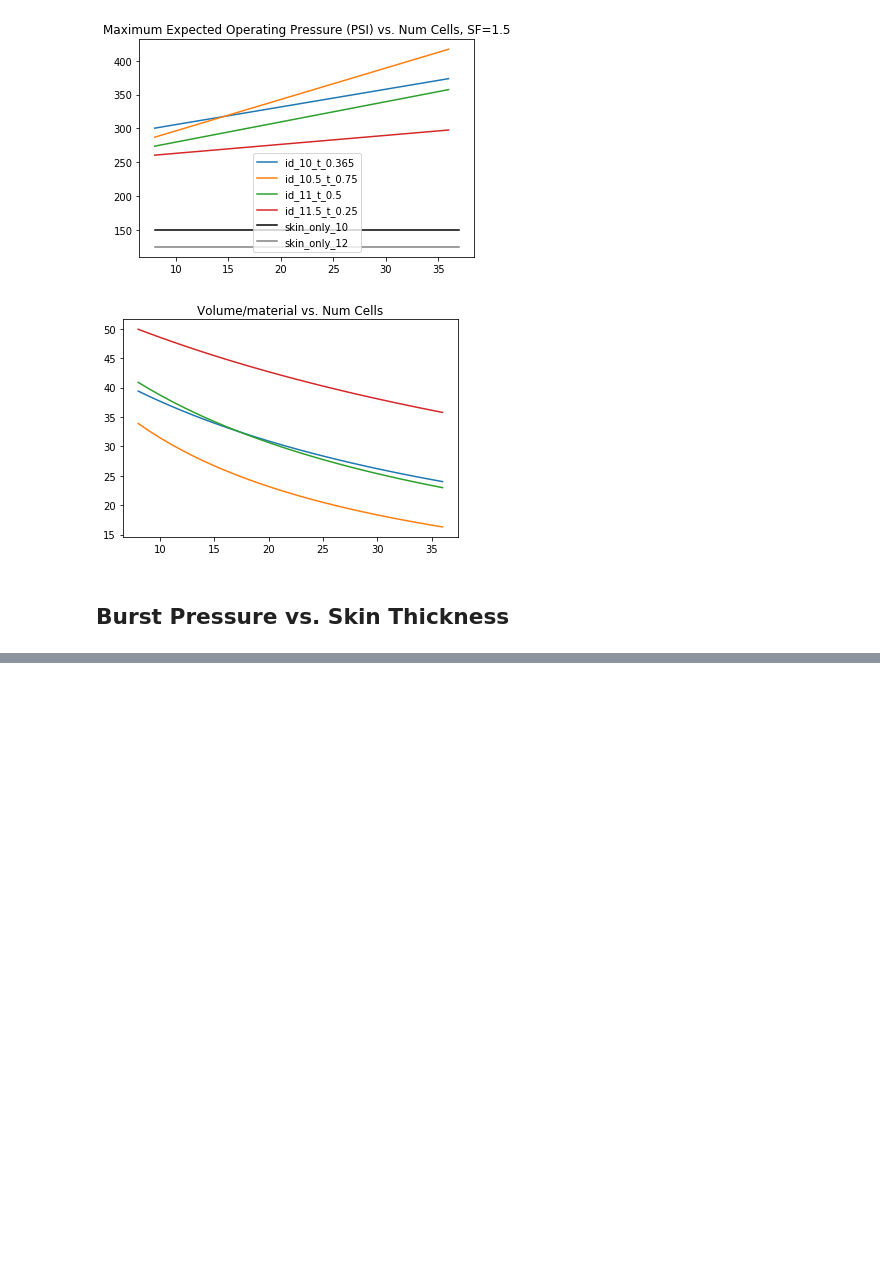
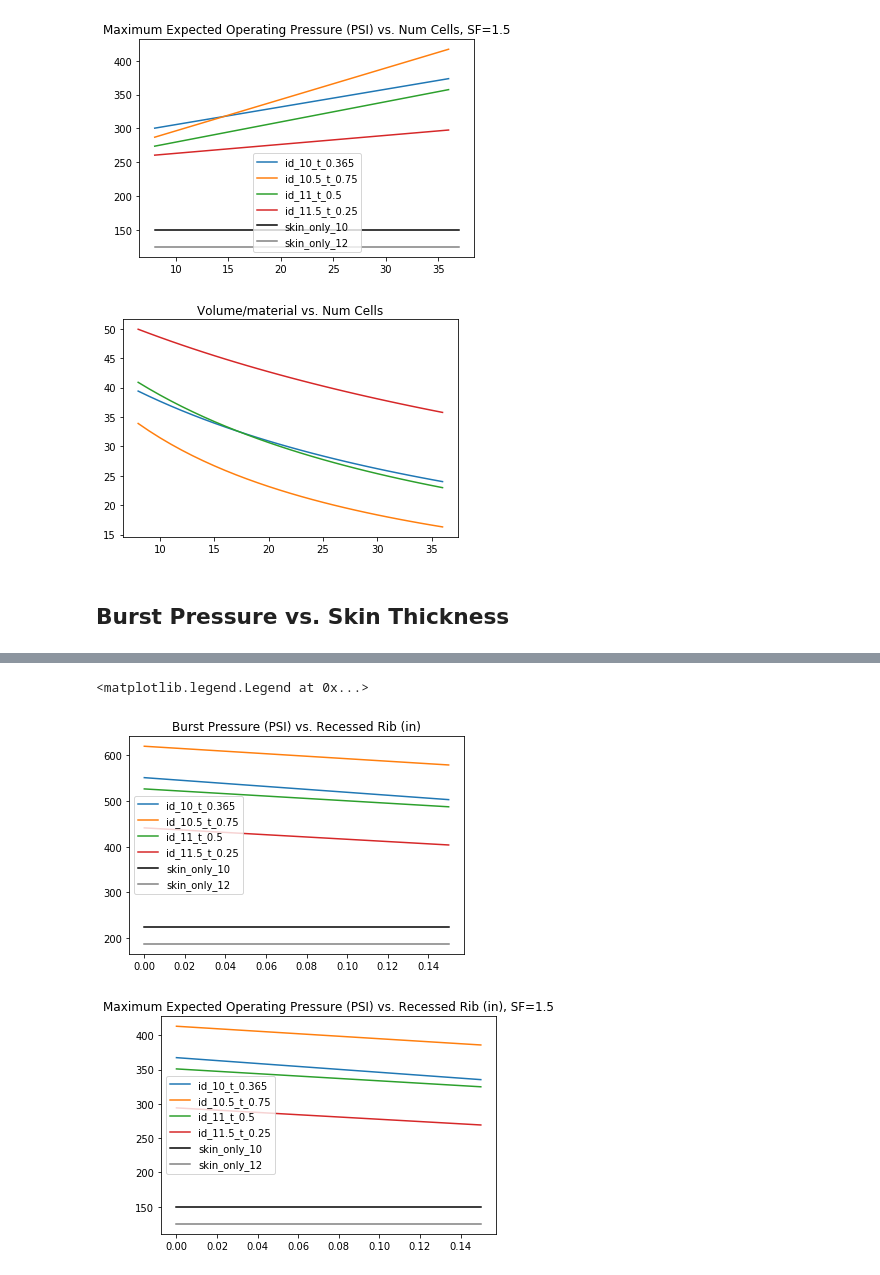
Before and after one commit to psas/lv4-isotank, a Jupyter notebook: lv4/parametric_design_space.ipynb, the cells around one changed output, grey strips where cells are left out. Saved outputs shown, nothing was run; the diff lists cells and outputs as text; code cells hidden in the pictures; blank space fills up the shorter version.

Commit message:
lv4 - added recessed rib to parametric analysis

```diff
--- a/lv4/parametric_design_space.ipynb
+++ b/lv4/parametric_design_space.ipynb
@@ -200,0 +203,76 @@ for item in skin_results:
+# %%
+# Parametric Space
+# reset results
+rib_results = []
+skin_t = 0.05
+for tank in raw_mat_options:
+    print(tank)
+    tank_id = tank[0]
+    tank_wall_t = tank[1]
+    tank_od = tank_id+2*tank_wall_t
+    tank_r = tank_id/2
+    center_radius = (tank_od+tank_id)/4
+    rib_deltas = [0.0, 0.02, 0.05, 0.1, 0.15]
+    rel_weight_data = []
+    max_p_data = []
+    volume_to_area = []
+    num_radial_divisions = 24
+    for rib_delta in rib_deltas:
+        rib_depth = tank_wall_t - skin_t - rib_delta
+        pattern_size = tank_od*math.pi/num_radial_divisions
+        cell_height = pattern_size
+        alpha = (rib_t*rib_depth)/(skin_t*cell_height) # Web non-dimensional ratio, pg. 2.0.008
+        delta = rib_depth/skin_t # rib depth to skin thickness ratio, pg. 2.0.008
+        if flanges == False:
+            beta = (3*alpha*(1+delta)**2+(1+alpha)*(1+alpha*delta**2))**0.5
+            t_star = skin_t*beta/(1+alpha) # equivilent thickness, Eq. 2.5.3
+            t_bar = skin_t*(1+3*alpha)        # Pressure
+            E_star = E*(1+alpha)**2.0/beta # equivilent Young's Modulus Eq. 2.5.4#
+
+        N_cr_1 = c0*E_imp/1000*skin_t*skin_t/tank_r*beta
+        N_cr_2 = c1*E_imp/1000*skin_t*(1+alpha)*(skin_t*skin_t)/(pattern_size*pattern_size)
+        N_cr_3 = c2*E_imp/1000*skin_t*(1+alpha)*(rib_t*rib_t)/(rib_depth*rib_depth)
+        p_burst = F_tu*1000*skin_t*(1+alpha)/tank_r
+        p_yield = F_ty*1000*skin_t*(1+alpha)/tank_r
+
+        #print('max pressure for unwelded ,', material_name, ': ',max_pressure, 'psi')
+        cs_area = t_bar*2*math.pi*center_radius
+        rel_weight_data.append(cs_area)
+        max_p_data.append(p_burst)
+        #p_to_area.append(max_p/cs_area)
+        volume_to_area.append((math.pi*tank_id*tank_id/4)/cs_area)
+    rib_results.append([tank_id, tank_wall_t, rib_deltas, rel_weight_data, max_p_data, volume_to_area])
+
+#print(rib_results)
+# Burst pressures
+max_p_plot = plt.figure(7)
+plt.title('Burst Pressure (PSI) vs. Recessed Rib (in)')
+for item in rib_results:
+    plt.plot(item[2], item[4],label='id_'+str(item[0])+'_t_'+str(item[1]))
+p_burst_skin_10 = []
+p_burst_skin_12 = []
+for rib_delta in rib_deltas:
+    p_burst_skin_10.append(F_tu*1000*skin_t/10)
+    p_burst_skin_12.append(F_tu*1000*skin_t/12)
+plt.plot(rib_deltas,p_burst_skin_10,label='skin_only_10', color='black')
+plt.plot(rib_deltas,p_burst_skin_12,label='skin_only_12', color='gray')
+plt.legend()
+
+# Operating pressures
+max_p_plot = plt.figure(8)
+plt.title('Maximum Expected Operating Pressure (PSI) vs. Recessed Rib (in), SF='+str(safety_factor))
+for item in rib_results:
+    burst_p = item[4]
+    op_p = []
+    for p in burst_p:
+        op_p.append(p/safety_factor)
+    plt.plot(item[2], op_p,label='id_'+str(item[0])+'_t_'+str(item[1]))
+p_burst_skin_10 = []
+p_burst_skin_12 = []
+for rib_delta in rib_deltas:
+    p_burst_skin_10.append(F_tu*1000*skin_t/10/safety_factor)
+    p_burst_skin_12.append(F_tu*1000*skin_t/12/safety_factor)
+plt.plot(rib_deltas,p_burst_skin_10,label='skin_only_10', color='black')
+plt.plot(rib_deltas,p_burst_skin_12,label='skin_only_12', color='gray')
+plt.legend()
+# %% [output]
@@ -200,0 +283,3 @@ for item in skin_results:
+<matplotlib.legend.Legend at 0x...>
+[figure, added]
+[figure, added]
```
Also changed, not shown: parts of 3 cells of this notebook.
